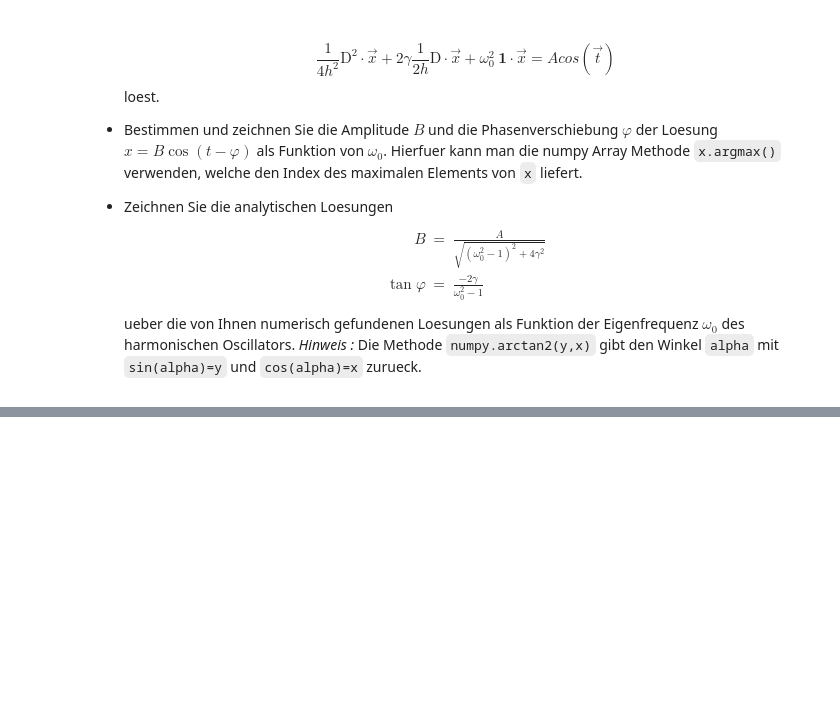
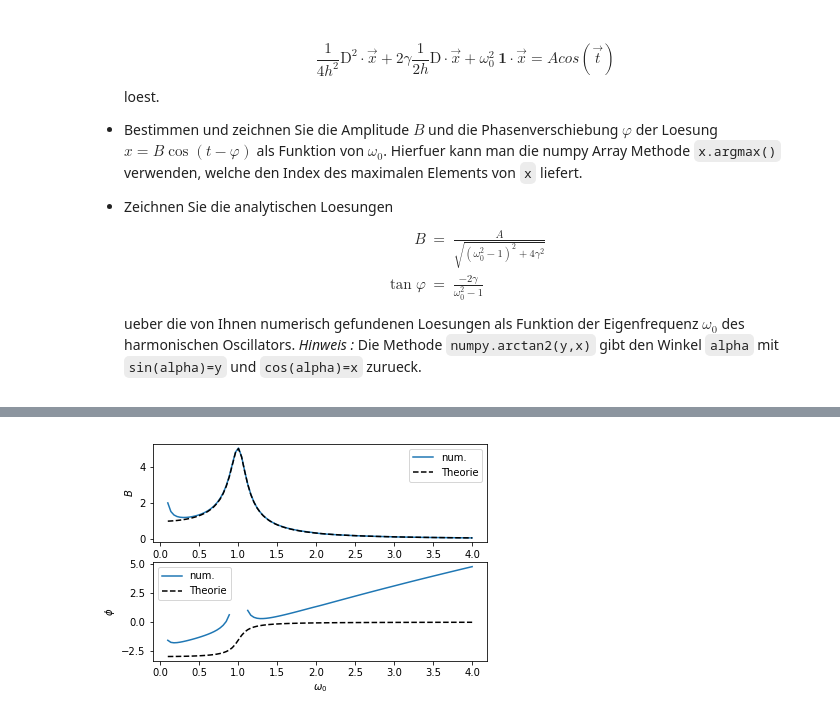
Before and after one commit to SoenBeier/ModSimAufgaben, a Jupyter notebook: ModSim6_SoenkeBeier.ipynb, the cells around one changed output, grey strips where cells are left out. Saved outputs shown, nothing was run; the diff lists cells and outputs as text; code cells hidden in the pictures; blank space fills up the shorter version.

```diff
--- a/ModSim6_SoenkeBeier.ipynb
+++ b/ModSim6_SoenkeBeier.ipynb
@@ -106,13 +106,3 @@ $$
 \end{eqnarray}
 $$
 ueber die von Ihnen numerisch gefundenen Loesungen als Funktion der Eigenfrequenz $\omega_0$ des harmonischen Oscillators. *Hinweis :* Die Methode `numpy.arctan2(y,x)` gibt den Winkel `alpha` mit `sin(alpha)=y` und `cos(alpha)=x` zurueck.
-# %%
-import numpy as np
-def limit_cycle(omega0=1.0,gamma=0.1,A=1.0,N=100) :
-    """
-    Bestimmt died Loesung der inhomogenen linearen Differentialgleichung
-    d^2x/dt^2 + 2 gamma dx/dt + omega0^2 x = A cos(t)
-    auf dem in N Punkte diskretisierten periodischen Zeitintervall [0,2pi)
-    """
-
-    #your code goes here
@@ -119,25 +156,45 @@ def limit_cycle(omega0=1.0,gamma=0.1,A=1.0,N=100) :
 # %%
 L=100
 omega0 = np.linspace(0.1,4,L)
 B = np.zeros(L)
 phi = np.zeros(L)
 
-# bestimme B und phi numerisch fuer alle Werte in omega0
-# definiere die theoretischen Werte Bth und phith
+
+#Berechnung der Amplitude B und phi
+for i in range(0,L):
+    x=limit_cycle(omega0=omega0[i],N=L)
+    B[i]= x[x.argmax()]
+
+    t=linspace(0,2*pi,L)
+
+    phi[i]= (-1) * ( arccos( x[i] / B[0] ) - t[i] )
+
+A=1
+gamma=0.1
+Bth=np.zeros(L)
+phith=np.zeros(L)
+
+#Berechnung der theoretischen Amplitude Bth und des theoretischem phi:
+for n in range(0,L):
+    Bth[n]=A/sqrt((omega0[n]**2-1)**2+4*gamma**2)
+    phith[n]= np.arctan2((-2*gamma),(omega0[n]**2-1))
+
 
 
 subplot(2,1,1)
 plot(omega0,B,label='num.')
 plot(omega0,Bth,'k--',label='Theorie')
 legend()
 xlabel('$\omega_0$')
 ylabel('$B$')
 
 
 subplot(2,1,2)
 plot(omega0,phi,label='num.')
 plot(omega0,phith,'k--',label='Theorie')
 legend()
 xlabel('$\omega_0$')
 ylabel('$\phi$')
 show()
+# %% [output]
+[figure, added]
```
Also changed, not shown: parts of 1 cell of this notebook.
